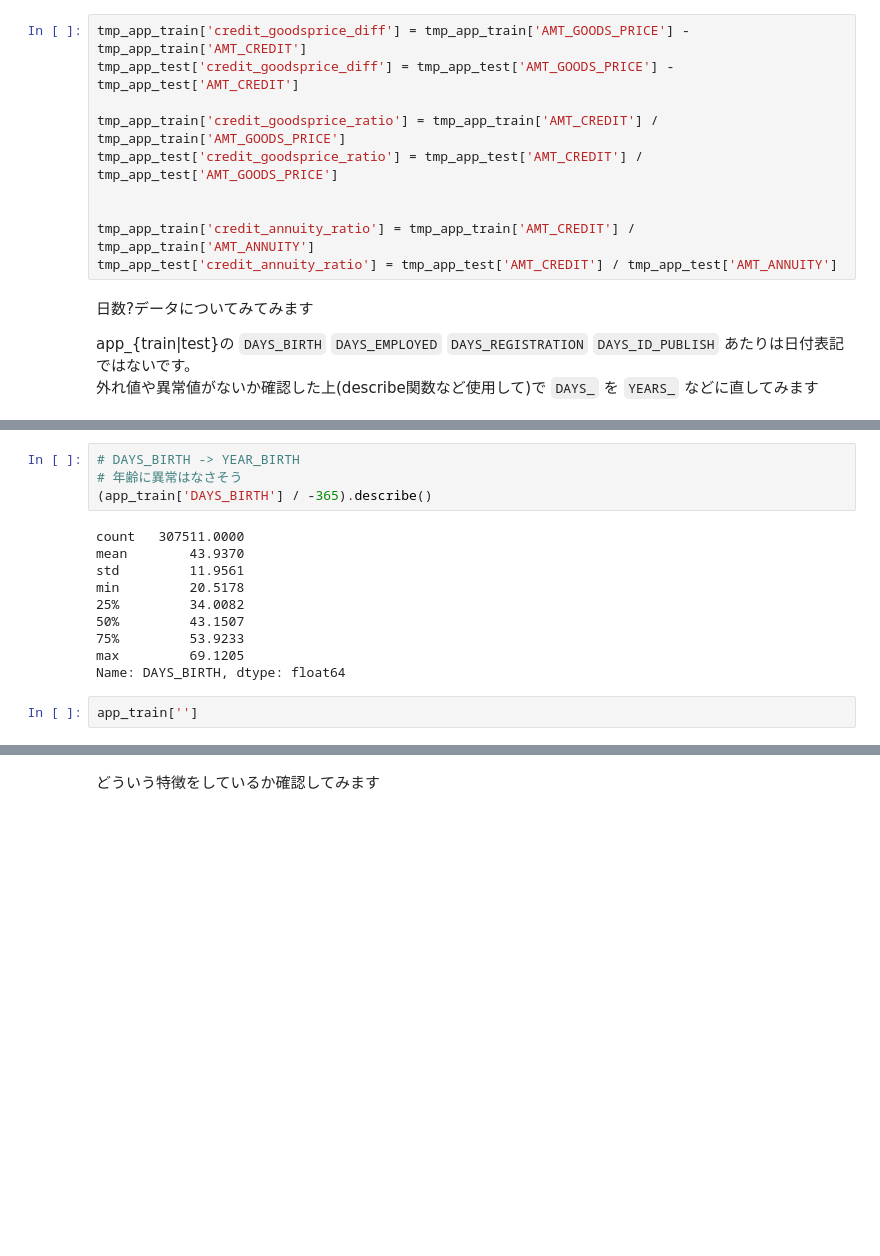
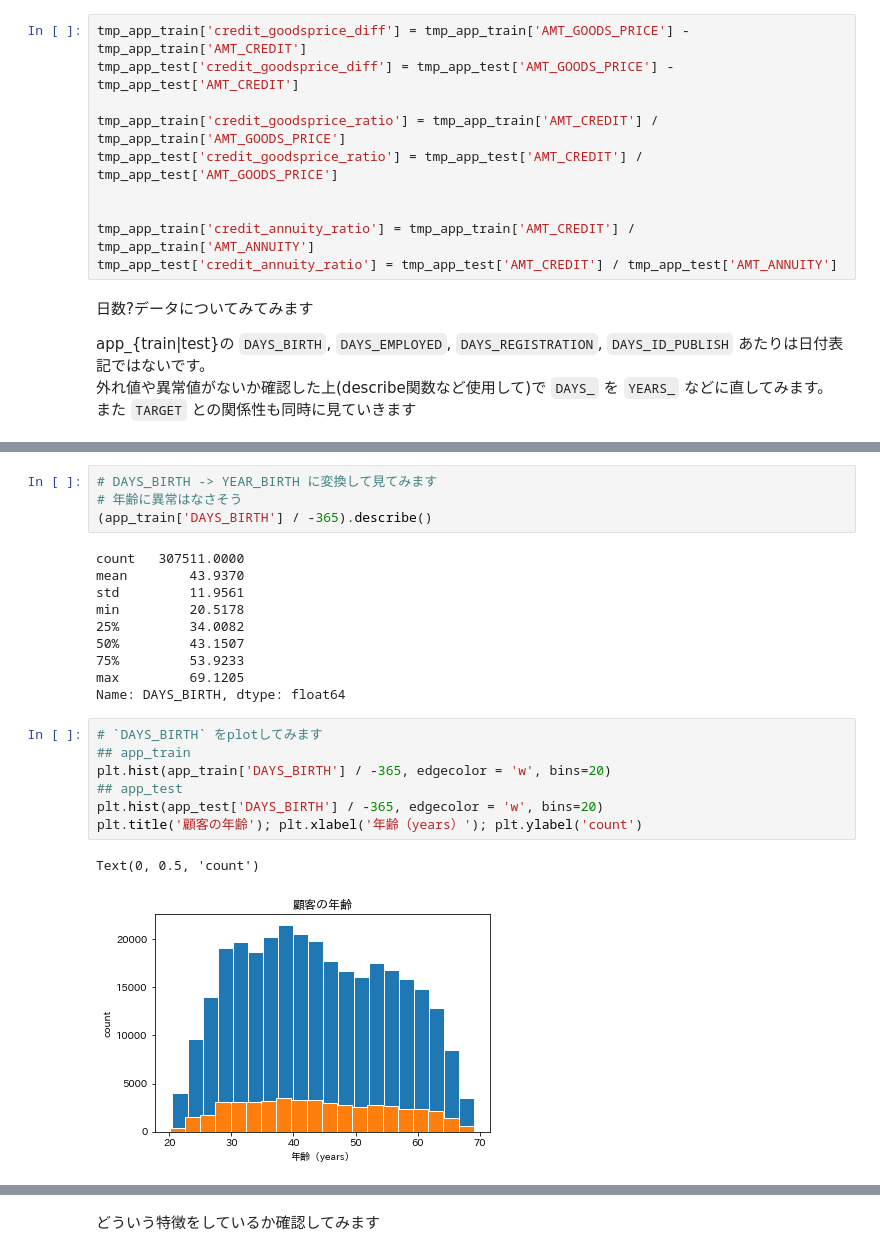
Before and after one commit to idsts2670/kaggle, a Jupyter notebook: home-credit-default-risk/home-credit-default.ipynb, the cells around one changed output, grey strips where cells are left out. Drawn from its saved outputs; the diff is of its cells as text; blank space fills up the shorter version.

```diff
--- a/home-credit-default-risk/home-credit-default.ipynb
+++ b/home-credit-default-risk/home-credit-default.ipynb
@@ -1056,8 +1081,9 @@ tmp_app_test['credit_annuity_ratio'] = tmp_app_test['AMT_CREDIT'] / tmp_app_test
 # %% [markdown]
 日数?データについてみてみます
 
-app_{train|test}の `DAYS_BIRTH`	`DAYS_EMPLOYED`	`DAYS_REGISTRATION`	`DAYS_ID_PUBLISH` あたりは日付表記ではないです。\
-外れ値や異常値がないか確認した上(describe関数など使用して)で `DAYS_` を `YEARS_` などに直してみます
+app_{train|test}の `DAYS_BIRTH`, `DAYS_EMPLOYED`, `DAYS_REGISTRATION`, `DAYS_ID_PUBLISH` あたりは日付表記ではないです。\
+外れ値や異常値がないか確認した上(describe関数など使用して)で `DAYS_` を `YEARS_` などに直してみます。\
+また `TARGET` との関係性も同時に見ていきます
 # %%
 app_train.head()
 # %% [output]
@@ -1068,7 +1094,7 @@ app_train.head()
 | 3 | 100006 | 0 | Cash loans | F | N | Y | 0 | ... |
 | 4 | 100007 | 0 | Cash loans | M | N | Y | 0 | ... |
 # %%
-# DAYS_BIRTH -> YEAR_BIRTH
+# DAYS_BIRTH -> YEAR_BIRTH に変換して見てみます
 # 年齢に異常はなさそう
 (app_train['DAYS_BIRTH'] / -365).describe()
 # %% [output]
@@ -1081,5 +1107,13 @@ min         20.5178
 75%         53.9233
 max         69.1205
 Name: DAYS_BIRTH, dtype: float64
-# %%
-app_train['']
+# %%
+# `DAYS_BIRTH` をplotしてみます
+## app_train
+plt.hist(app_train['DAYS_BIRTH'] / -365, edgecolor = 'w', bins=20)
+## app_test
+plt.hist(app_test['DAYS_BIRTH'] / -365, edgecolor = 'w', bins=20)
+plt.title('顧客の年齢'); plt.xlabel('年齢（years）'); plt.ylabel('count')
+# %% [output]
+Text(0, 0.5, 'count')
+[figure, added]
```
Also changed, not shown: parts of 11 cells of this notebook.
